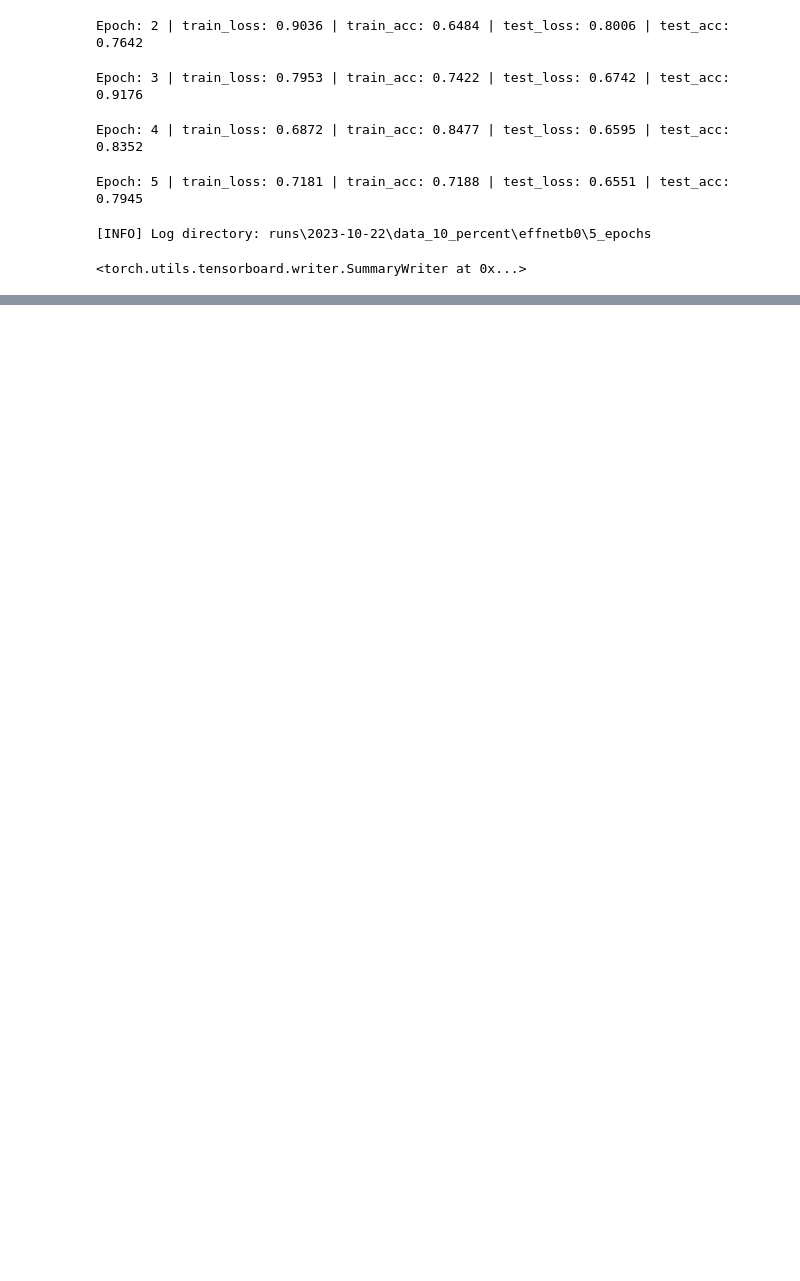
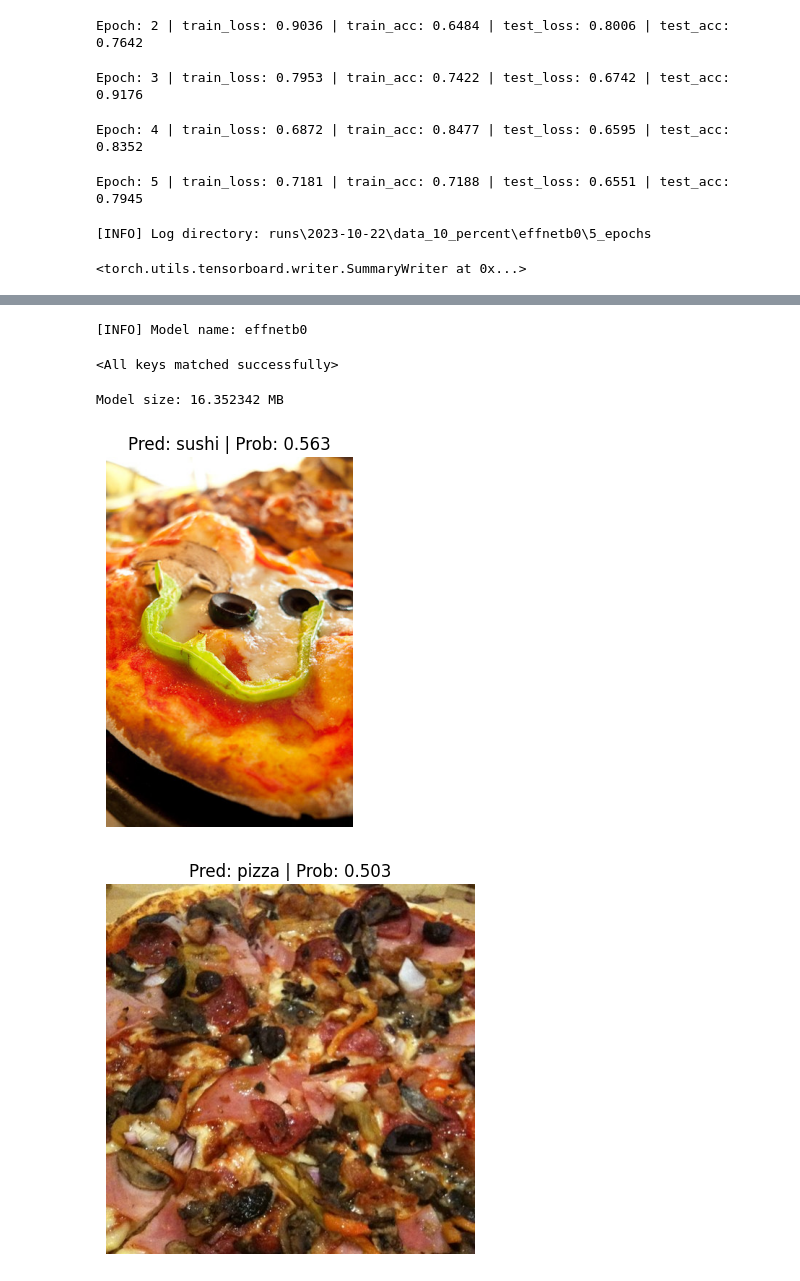
Before and after one commit to SaFaUU/PyTorch_for_DL, a Jupyter notebook: 07_pytorch_experiment_tracking.ipynb, the cells around one changed output, grey strips where cells are left out. Saved outputs shown, nothing was run; the diff lists cells and outputs as text; code cells hidden in the pictures; blank space fills up the shorter version.

Commit message:
Multiple Model Experiment Tracking using tensorboard

```diff
--- a/07_pytorch_experiment_tracking.ipynb
+++ b/07_pytorch_experiment_tracking.ipynb
@@ -439,3 +439,6 @@ def train(model: torch.nn.Module,
 
     # Return the filled results at the end of the epochs
     return results
+# %%
+data_20_percent_path = download_data(source="https://github.com/mrdbourke/pytorch-deep-learning/raw/main/data/pizza_steak_sushi_20_percent.zip",
+              destination="pizza_steak_sushi_20_percent")
@@ -441,0 +495,13 @@ def train(model: torch.nn.Module,
+# %%
+from torchvision.models import efficientnet_b2, EfficientNet_B2_Weights
+from torchvision.models._api import WeightsEnum
+from torch.hub import load_state_dict_from_url
+
+def get_state_dict(self, *args, **kwargs):
+    kwargs.pop("check_hash")
+    return load_state_dict_from_url(self.url, *args, **kwargs)
+WeightsEnum.get_state_dict = get_state_dict
+
+effnetb2_weights = efficientnet_b2(weights=EfficientNet_B2_Weights.IMAGENET1K_V1)
+effnetb2 = efficientnet_b2(weights="DEFAULT").to(device)
+effnetb2
@@ -441,0 +638,9 @@ def train(model: torch.nn.Module,
+# %%
+num_epochs = [5,10]
+
+models = ["effnetb0", "effnetb2"]
+
+train_dataloaders = {
+    "data_10_percent" : train_dataloader_10_percent,
+    "data_20_percent" : train_dataloader_20_percent,
+}
@@ -441,0 +706,33 @@ def train(model: torch.nn.Module,
+# %%
+best_model_path = "models/07_effnetb0_data_10_percent_10.pth"
+
+best_model = create_effnetb0()
+
+best_model.load_state_dict(torch.load(best_model_path))
+# %% [output]
+[INFO] Model name: effnetb0
+<All keys matched successfully>
+# %%
+from pathlib import Path
+
+effnetb0_model_size = Path(best_model_path).stat().st_size / 1000000
+print(f"Model size: {effnetb0_model_size} MB")
+# %% [output]
+Model size: 16.352342 MB
+# %%
+from going_modular.predictions import pred_and_plot_image
+
+import random
+num_images_to_plot = 3
+test_image_path_list = list(Path(data_20_percent_path/"test").glob("*/*.jpg"))
+
+test_image_path_sample = random.sample(test_image_path_list, num_images_to_plot)
+
+for image_path in test_image_path_sample:
+    pred_and_plot_image(model=best_model,
+                        image_path=image_path,
+                        class_names=class_names,
+                        device=device)
+# %% [output]
+[figure, added]
+[figure, added]
```
Also changed, not shown: parts of 14 cells of this notebook, 1 other file.
